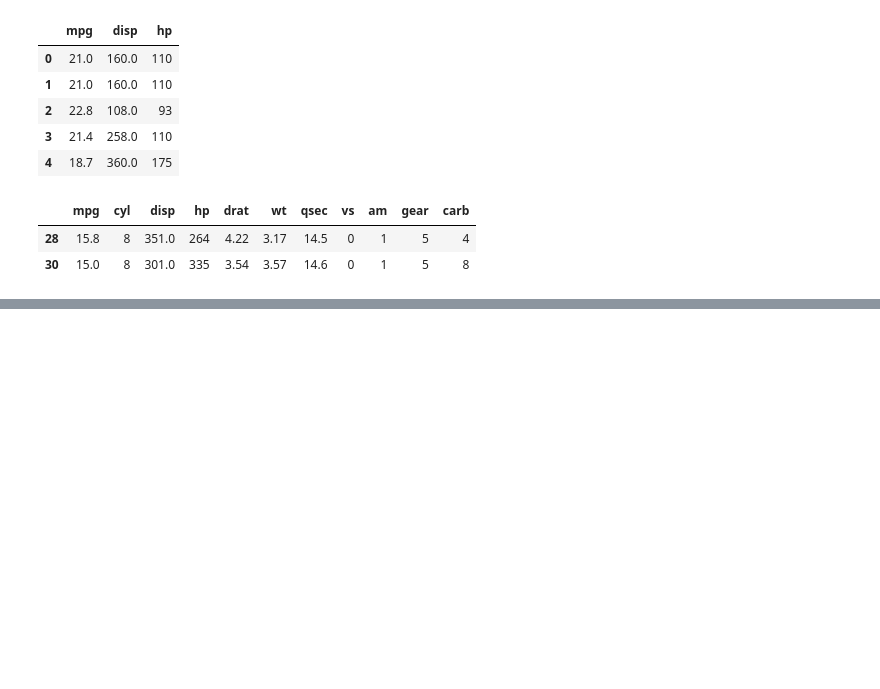
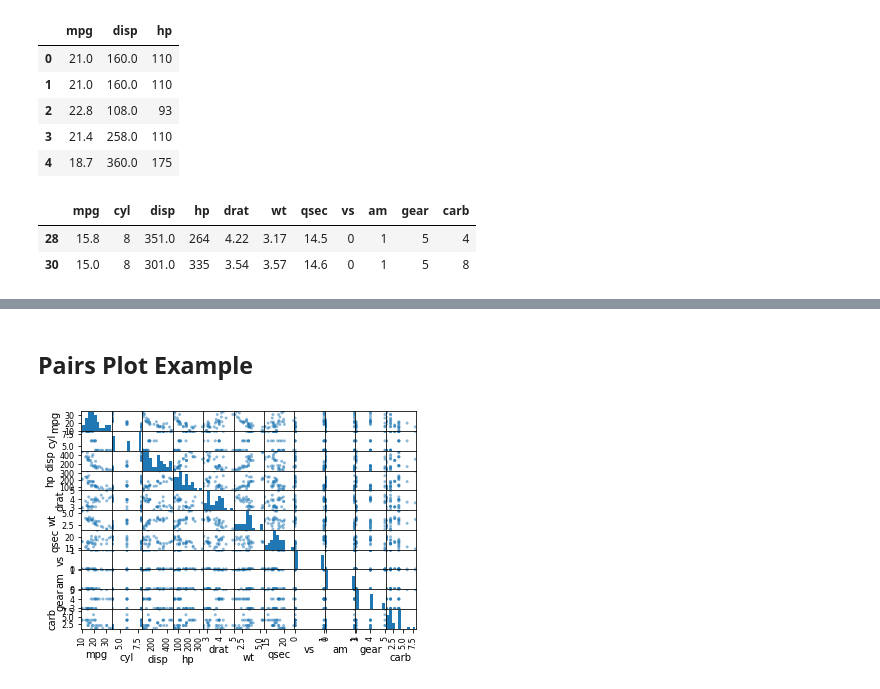
Before and after one commit to jmuoz/DSCI-401, a Jupyter notebook: Pandas review.ipynb, the cells around one changed output, grey strips where cells are left out. Drawn from its saved outputs; the diff is of its cells as text; code cells hidden in the pictures; blank space fills up the shorter version.

```diff
--- a/Pandas review.ipynb
+++ b/Pandas review.ipynb
@@ -79,0 +100,7 @@ cars_3
+# %% [markdown]
+## Pairs Plot Example
+# %%
+sm = pd.plotting.scatter_matrix(cars)
+plt.show()
+# %% [output]
+[figure, added]
```
Also changed, not shown: parts of 2 cells of this notebook, 3 other files.
